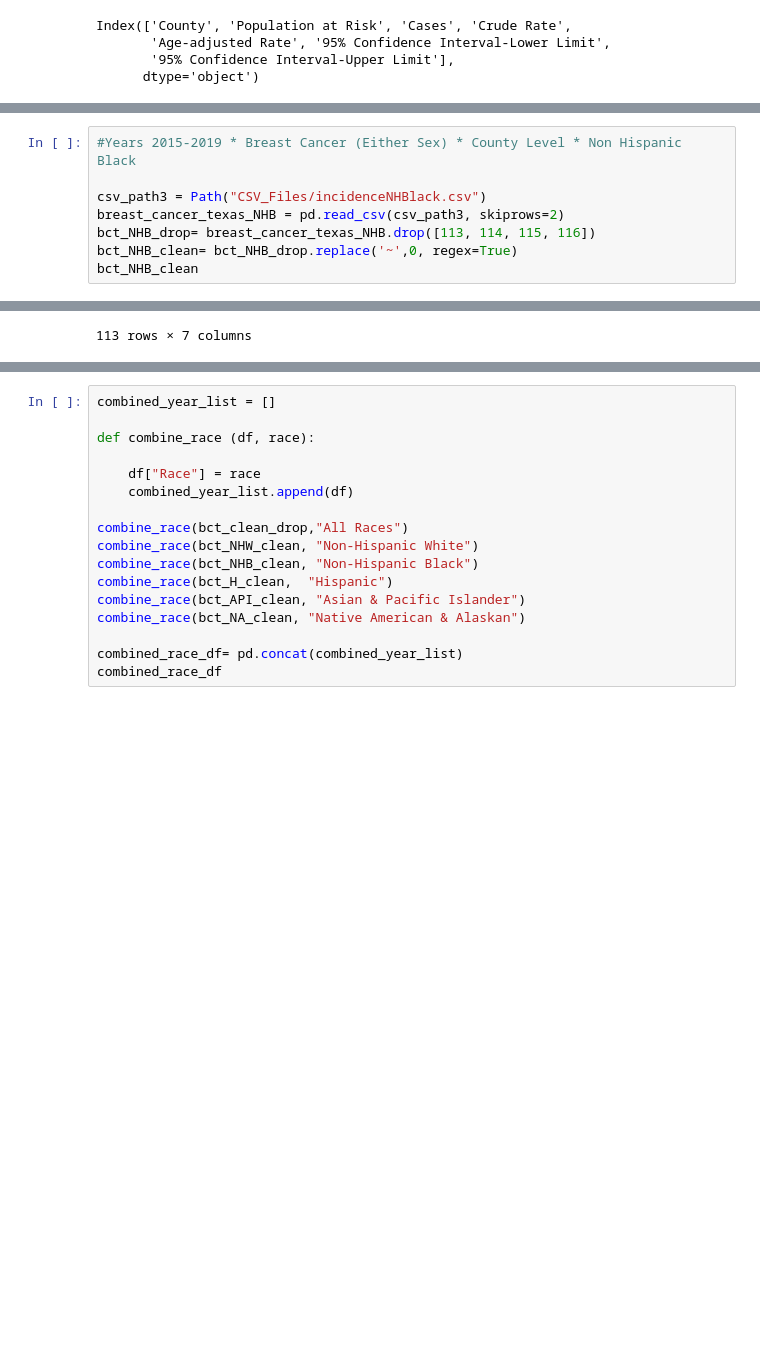
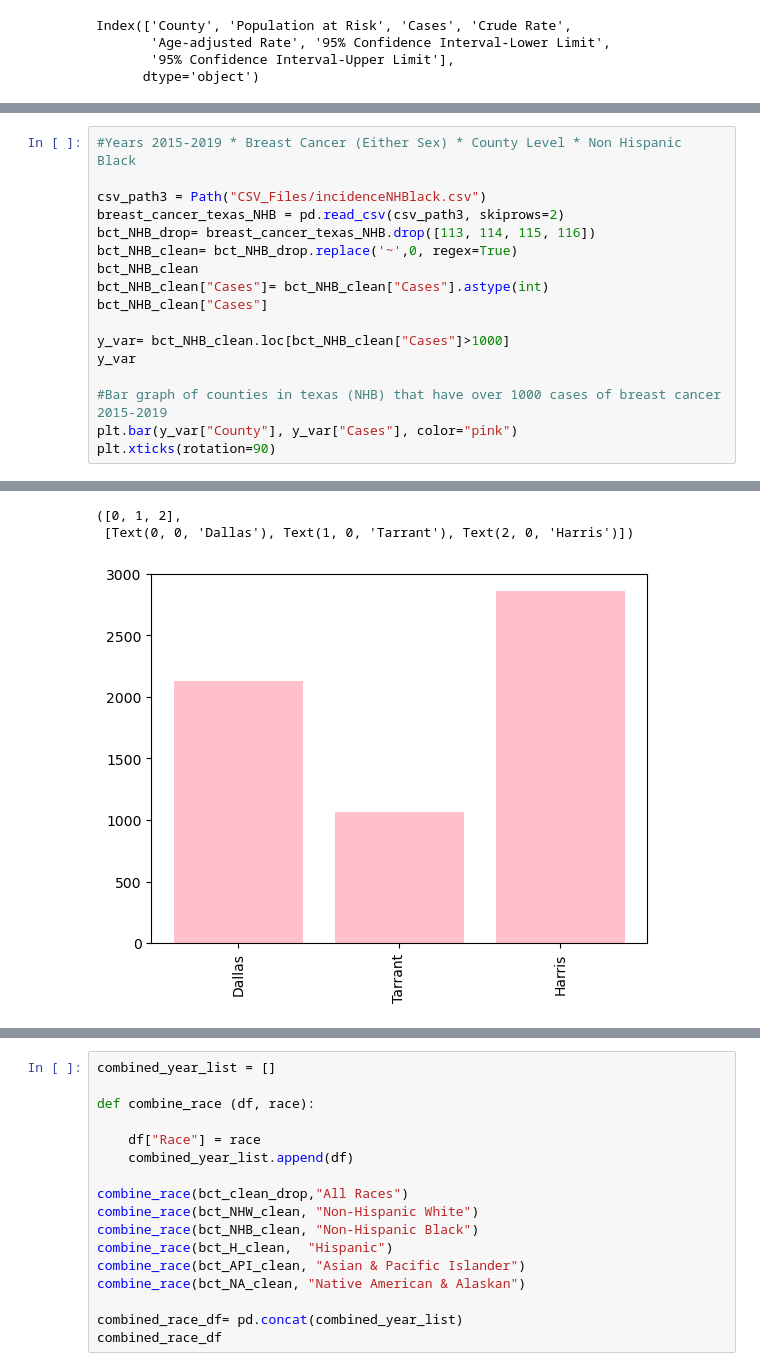
Before and after one commit to emilymees/Project-One, a Jupyter notebook: Shelby/breastcancer.ipynb, the cells around one changed output, grey strips where cells are left out. Cells and saved outputs as stored; diff of their text form; blank space fills up the shorter version.

```diff
--- a/Shelby/breastcancer.ipynb
+++ b/Shelby/breastcancer.ipynb
@@ -67,4 +87,13 @@ breast_cancer_texas_NHB = pd.read_csv(csv_path3, skiprows=2)
 bct_NHB_drop= breast_cancer_texas_NHB.drop([113, 114, 115, 116])
 bct_NHB_clean= bct_NHB_drop.replace('~',0, regex=True)
 bct_NHB_clean
+bct_NHB_clean["Cases"]= bct_NHB_clean["Cases"].astype(int)
+bct_NHB_clean["Cases"]
+
+y_var= bct_NHB_clean.loc[bct_NHB_clean["Cases"]>1000]
+y_var
+
+#Bar graph of counties in texas (NHB) that have over 1000 cases of breast cancer 2015-2019
+plt.bar(y_var["County"], y_var["Cases"], color="pink")
+plt.xticks(rotation=90)
 # %% [output]
@@ -83,4 +100,6 @@ bct_NHB_clean
-113 rows × 7 columns
+([0, 1, 2],
+ [Text(0, 0, 'Dallas'), Text(1, 0, 'Tarrant'), Text(2, 0, 'Harris')])
+[figure, added]
 # %%
 #Years 2015-2019 * Breast Cancer (Either Sex) * County Level * Hispanic
 
```
Also changed, not shown: parts of 6 cells of this notebook.
